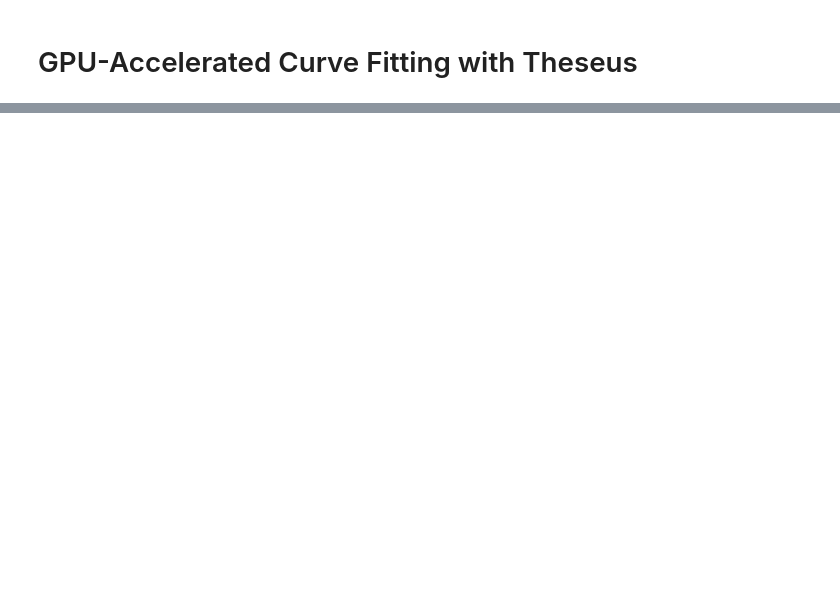
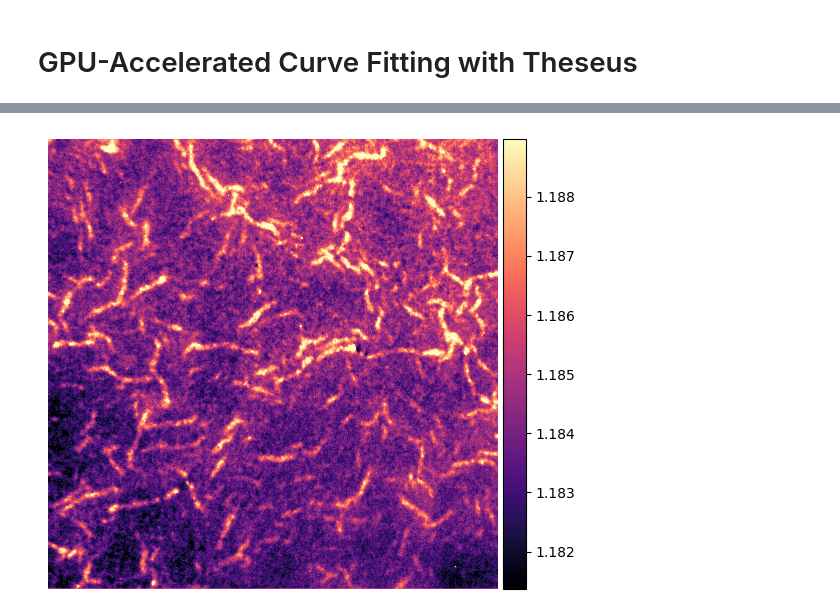
Before and after one commit to cbchosy/theseusfit, a Jupyter notebook: qfls_fitting_demo.ipynb, the cells around one changed output, grey strips where cells are left out. Saved outputs shown, nothing was run; the diff lists cells and outputs as text; code cells hidden in the pictures; blank space fills up the shorter version.

```diff
--- a/qfls_fitting_demo.ipynb
+++ b/qfls_fitting_demo.ipynb
@@ -35,0 +76,15 @@ array([0.0000000e+00, 1.1357260e+17, 5.6786305e+16, ..., 0.0000000e+00,
+# %%
+result, info = genplanck.fit_qfls(exp_energy_crop, exp_pl_crop, guesses=guesses, batch_size=2048, max_iterations=10, step_size=1, verbose=False)
+# %%
+arr = np.reshape(result['qfls'], (1024, 1024))
+fig, ax = plt.subplots()
+im = ax.imshow(arr, vmin=np.nanpercentile(arr, 1), vmax=np.nanpercentile(arr, 99), cmap='magma')
+divider = make_axes_locatable(ax)
+cax = divider.append_axes("right", size="5%", pad=0.05)
+plt.colorbar(im, cax=cax)
+ax.axis('off')
+fig.tight_layout()
+plt.savefig('figures/example_qfls.png', dpi=300, bbox_inches='tight')
+plt.show()
+# %% [output]
+[figure, added]
```
Also changed, not shown: parts of 12 cells of this notebook.
